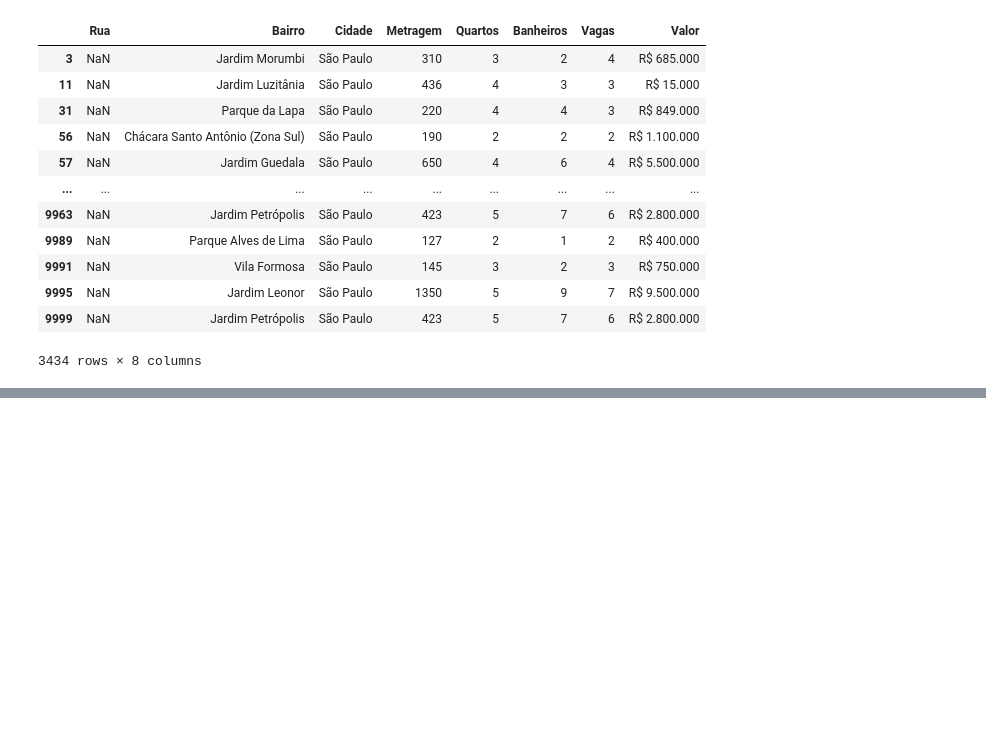
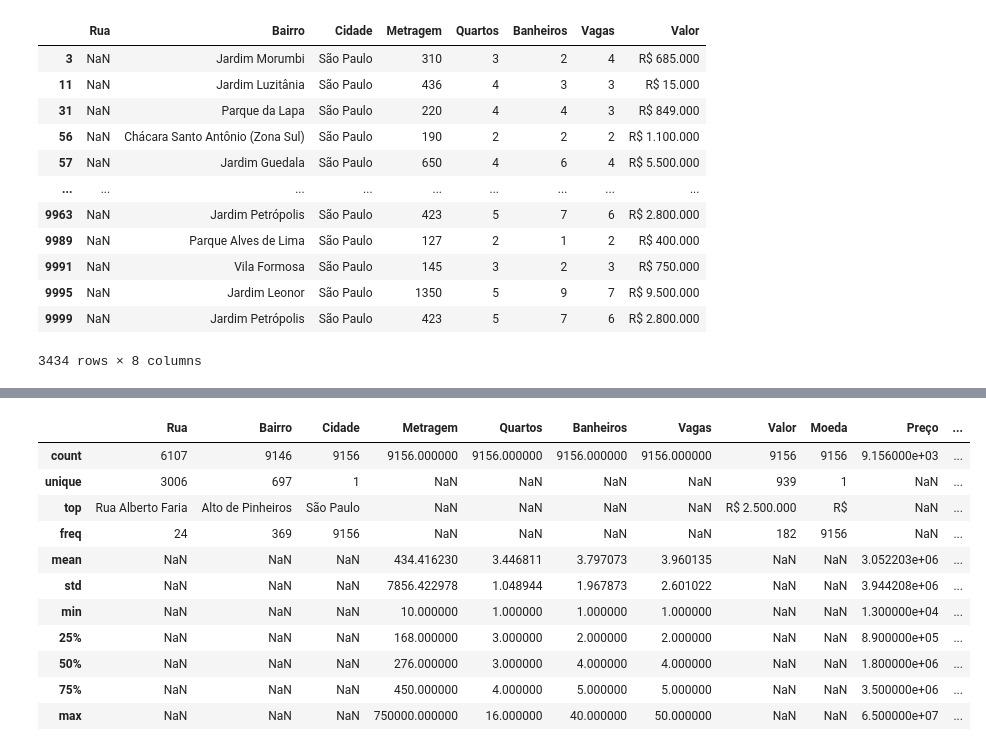
Before and after one commit to lukasfonks/imersao_dados, a Jupyter notebook: imersao_dados_p1.ipynb, the cells around one changed output, grey strips where cells are left out. Cells and saved outputs as stored; diff of their text form; code cells hidden in the pictures; blank space fills up the shorter version.

```diff
--- a/imersao_dados_p1.ipynb
+++ b/imersao_dados_p1.ipynb
@@ -149,0 +239,15 @@ bairros_sem_rua
+# %%
+dados_venda.describe(include='all')
+# %% [output]
+|  | Rua | Bairro | Cidade | Metragem | Quartos | Banheiros | Vagas | Valor | Moeda | Preço | ... |
+| count | 6107 | 9146 | 9156 | 9156.000000 | 9156.000000 | 9156.000000 | 9156.000000 | 9156 | 9156 | 9.156000e+03 | ... |
+| unique | 3006 | 697 | 1 | NaN | NaN | NaN | NaN | 939 | 1 | NaN | ... |
+| top | Rua Alberto Faria | Alto de Pinheiros | São Paulo | NaN | NaN | NaN | NaN | R$ 2.500.000 | R$ | NaN | ... |
+| freq | 24 | 369 | 9156 | NaN | NaN | NaN | NaN | 182 | 9156 | NaN | ... |
+| mean | NaN | NaN | NaN | 434.416230 | 3.446811 | 3.797073 | 3.960135 | NaN | NaN | 3.052203e+06 | ... |
+| std | NaN | NaN | NaN | 7856.422978 | 1.048944 | 1.967873 | 2.601022 | NaN | NaN | 3.944208e+06 | ... |
+| min | NaN | NaN | NaN | 10.000000 | 1.000000 | 1.000000 | 1.000000 | NaN | NaN | 1.300000e+04 | ... |
+| 25% | NaN | NaN | NaN | 168.000000 | 3.000000 | 2.000000 | 2.000000 | NaN | NaN | 8.900000e+05 | ... |
+| 50% | NaN | NaN | NaN | 276.000000 | 3.000000 | 4.000000 | 4.000000 | NaN | NaN | 1.800000e+06 | ... |
+| 75% | NaN | NaN | NaN | 450.000000 | 4.000000 | 5.000000 | 5.000000 | NaN | NaN | 3.500000e+06 | ... |
+| max | NaN | NaN | NaN | 750000.000000 | 16.000000 | 40.000000 | 50.000000 | NaN | NaN | 6.500000e+07 | ... |
```
Also changed, not shown: parts of 11 cells of this notebook, 1 other file.
